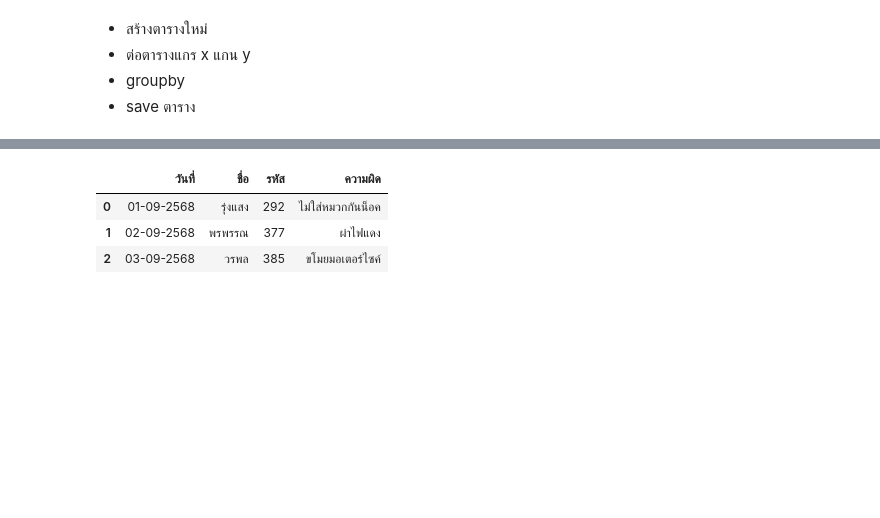
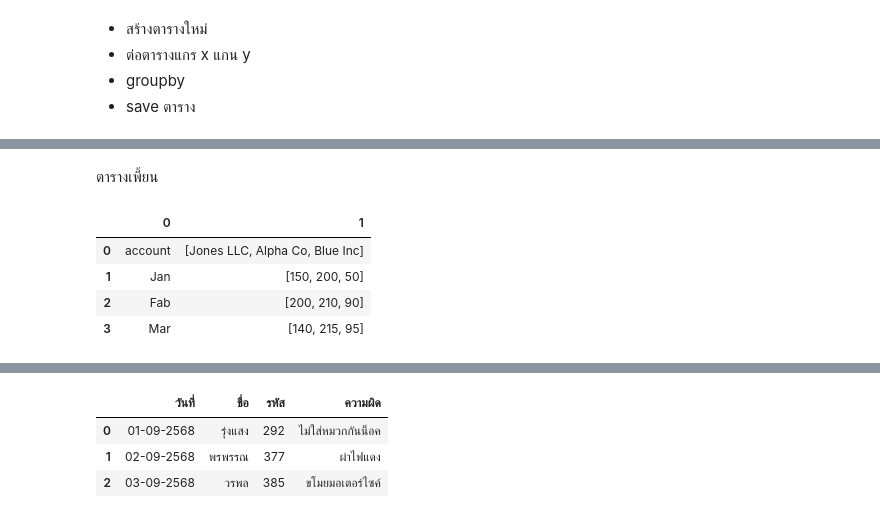
Before and after one commit to jangInw007/dataviz2025, a Jupyter notebook: Pandas_101_2025.ipynb, the cells around one changed output, grey strips where cells are left out. Cells and saved outputs as stored; diff of their text form; code cells hidden in the pictures; blank space fills up the shorter version.

```diff
--- a/Pandas_101_2025.ipynb
+++ b/Pandas_101_2025.ipynb
@@ -1251,0 +1266,15 @@ for each_row in this_data.iterrows():
+# %% [markdown]
+ตารางเพี้ยน
+# %%
+sales = [('account', ['Jones LLC', 'Alpha Co', 'Blue Inc']),
+         ('Jan', [150, 200, 50]),
+         ('Fab', [200, 210, 90]),
+         ('Mar', [140, 215, 95])]
+df = pd.DataFrame.from_dict(sales)
+df
+# %% [output]
+|  | 0 | 1 |
+| 0 | account | [Jones LLC, Alpha Co, Blue Inc] |
+| 1 | Jan | [150, 200, 50] |
+| 2 | Fab | [200, 210, 90] |
+| 3 | Mar | [140, 215, 95] |
```
Also changed, not shown: parts of 7 cells of this notebook.
